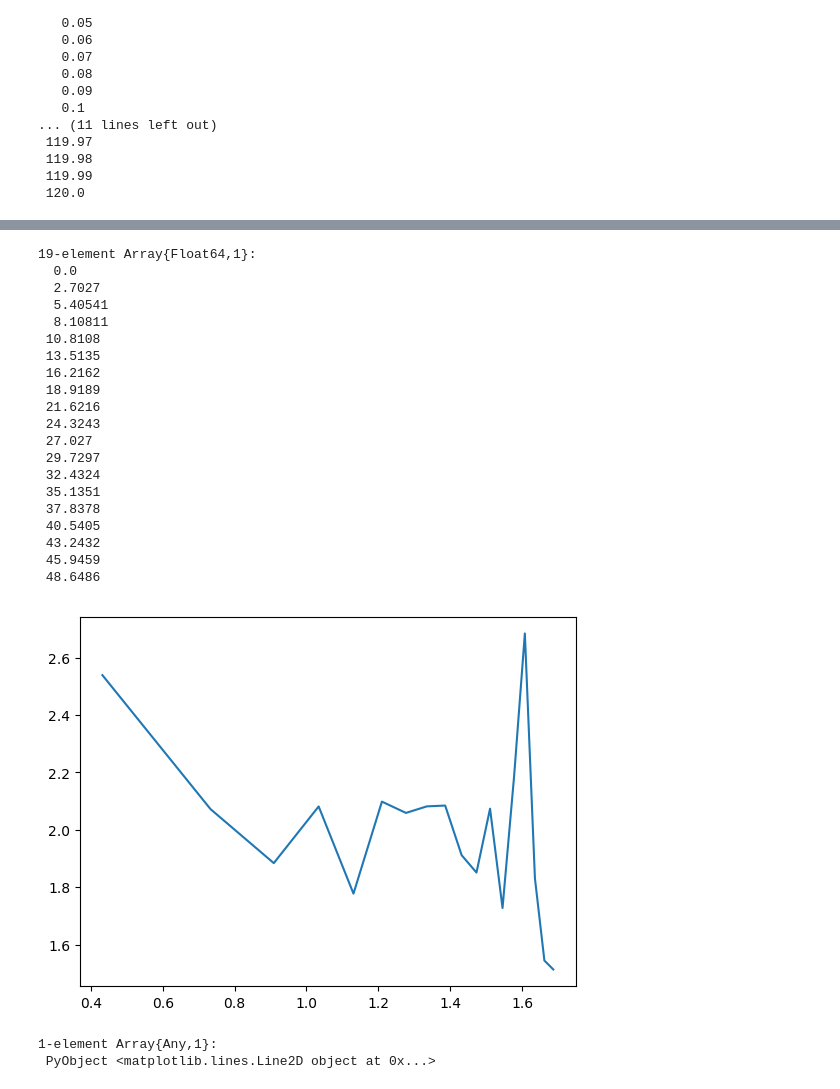
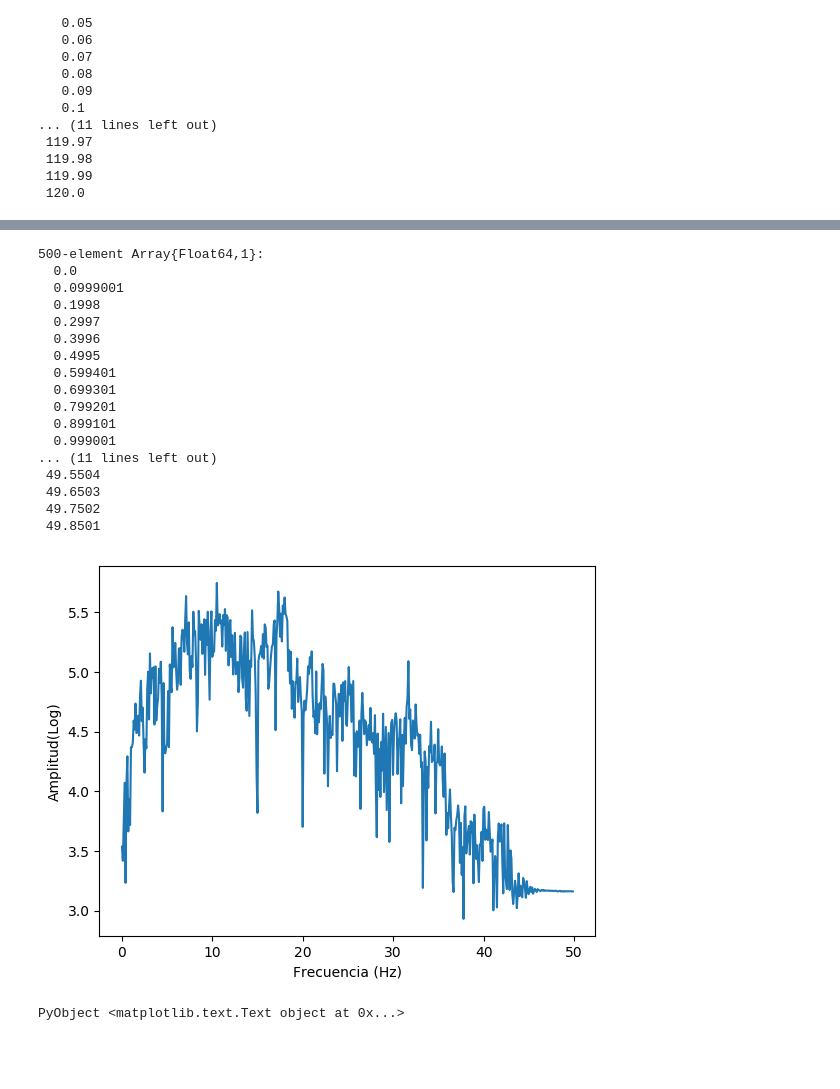
Before and after one commit to RadamesGutierrezZ/Verano, a Jupyter notebook: SegundoEvento.ipynb, the cells around one changed output, grey strips where cells are left out. Drawn from its saved outputs; the diff is of its cells as text; code cells hidden in the pictures; blank space fills up the shorter version.

Commit message:
Amplitud

```diff
--- a/SegundoEvento.ipynb
+++ b/SegundoEvento.ipynb
@@ -539,5 +531,5 @@ ts13 = (collect(0:1:length(D2N)-1))*S2N.hdr.delta
  119.99
  120.0
 # %%
-ondaP2 = D2N[4:40]
+ondaP2 = D2N[500:1500]
 # %% [output]
@@ -581,3 +573,3 @@ Ftra5 = fft(ondaP2)
 # %%
-ondaPN = Ftra5[1:19]
+ondaPN = Ftra5[1:500]
 # %% [output]
@@ -604,30 +593,28 @@ ondaPN = Ftra5[1:19]
 # %%
-FxondaPN = collect(0:19-1)*(100/length(Ftra5))
+FxondaPN = collect(0:500-1)*(100/length(Ftra5))
 # %% [output]
-19-element Array{Float64,1}:
+500-element Array{Float64,1}:
   0.0
-  2.7027
-  5.40541
-  8.10811
- 10.8108
- 13.5135
- 16.2162
- 18.9189
- 21.6216
- 24.3243
- 27.027
- 29.7297
- 32.4324
- 35.1351
- 37.8378
- 40.5405
- 43.2432
- 45.9459
- 48.6486
+  0.0999001
+  0.1998
+  0.2997
+  0.3996
+  0.4995
+  0.599401
+  0.699301
+  0.799201
+  0.899101
+  0.999001
+... (11 lines left out)
+ 49.5504
+ 49.6503
+ 49.7502
+ 49.8501
 # %%
-plot(log10(FxondaPN),abs(log10(ondaPN)))
+plot((FxondaPN),abs(log10(ondaPN)))
+ylabel("Amplitud(Log)")
+xlabel("Frecuencia (Hz)")
 # %% [output]
-[figure, old version]
+[figure, new version]
-1-element Array{Any,1}:
- PyObject <matplotlib.lines.Line2D object at 0x...>
+PyObject <matplotlib.text.Text object at 0x...>
 # %%
```
Also changed, not shown: parts of 32 cells of this notebook.
